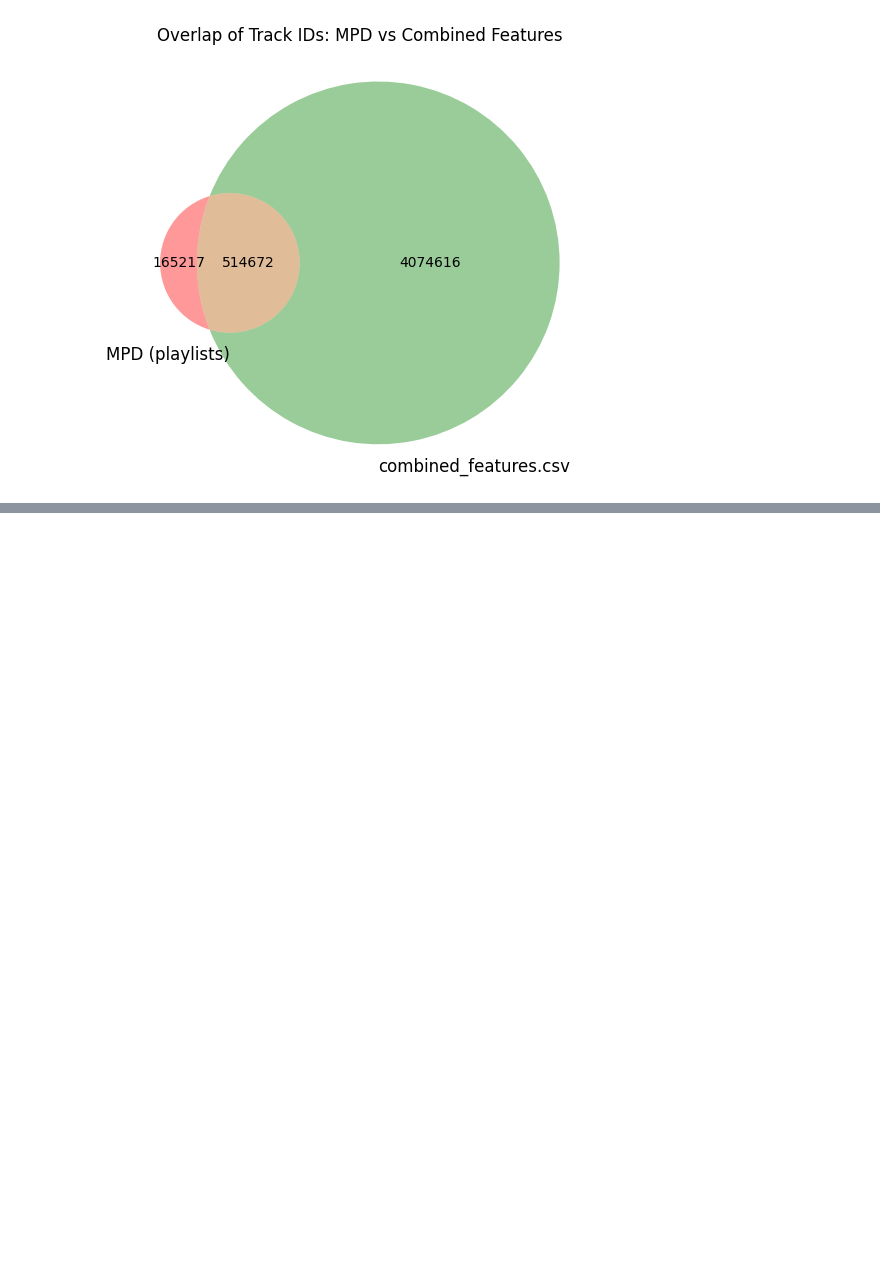
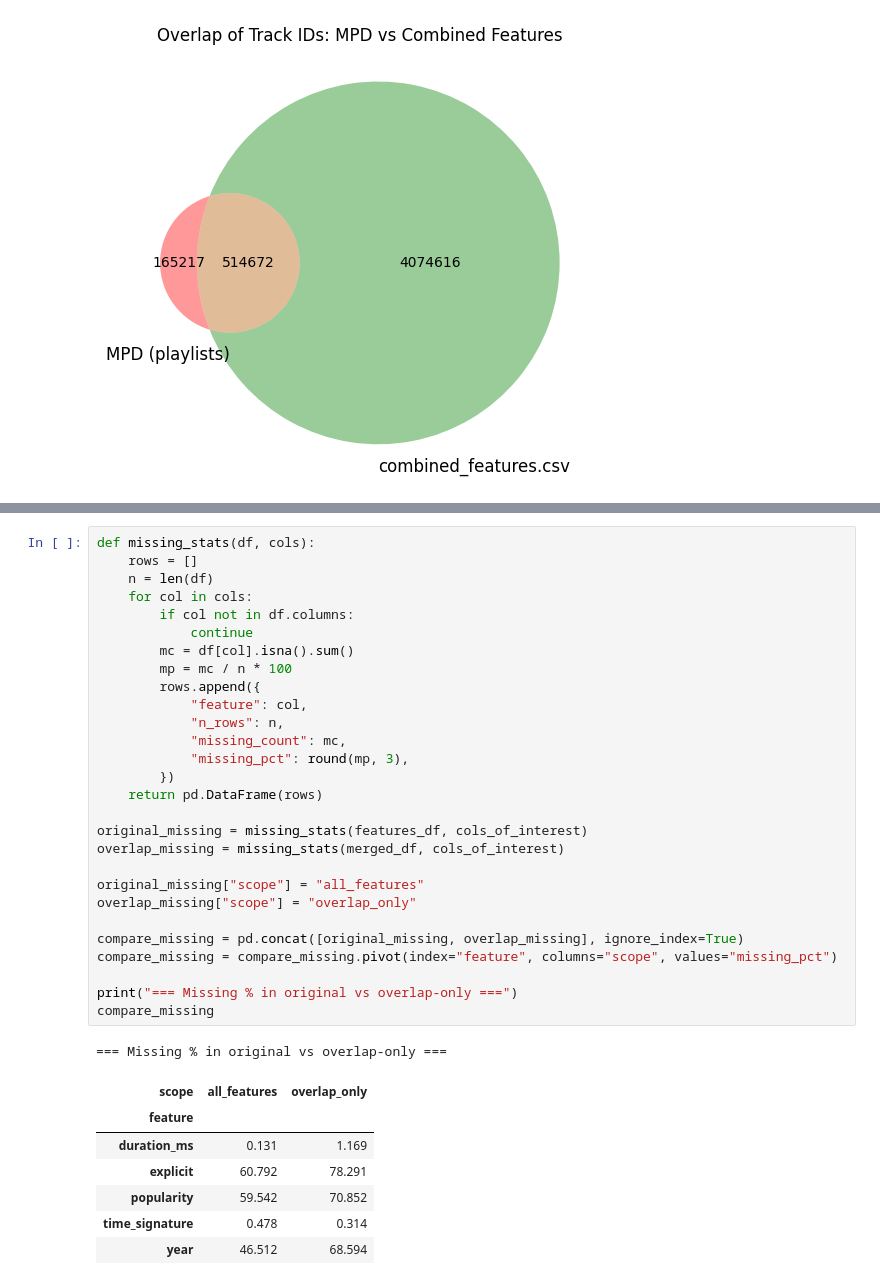
Before and after one commit to KieranSatheesan/Music_Recommender, a Jupyter notebook: notebooks/04_overlap.ipynb, the cells around one changed output, grey strips where cells are left out. Drawn from its saved outputs; the diff is of its cells as text; blank space fills up the shorter version.

```diff
--- a/notebooks/overlap.ipynb
+++ b/notebooks/04_overlap.ipynb
@@ -206,0 +333,37 @@ Sample of overlapping tracks from combined_features:
+# %%
+def missing_stats(df, cols):
+    rows = []
+    n = len(df)
+    for col in cols:
+        if col not in df.columns:
+            continue
+        mc = df[col].isna().sum()
+        mp = mc / n * 100
+        rows.append({
+            "feature": col,
+            "n_rows": n,
+            "missing_count": mc,
+            "missing_pct": round(mp, 3),
+        })
+    return pd.DataFrame(rows)
+
+original_missing = missing_stats(features_df, cols_of_interest)
+overlap_missing = missing_stats(merged_df, cols_of_interest)
+
+original_missing["scope"] = "all_features"
+overlap_missing["scope"] = "overlap_only"
+
+compare_missing = pd.concat([original_missing, overlap_missing], ignore_index=True)
+compare_missing = compare_missing.pivot(index="feature", columns="scope", values="missing_pct")
+
+print("=== Missing % in original vs overlap-only ===")
+compare_missing
+# %% [output]
+=== Missing % in original vs overlap-only ===
+| scope | all_features | overlap_only |
+| feature |  |  |
+| duration_ms | 0.131 | 1.169 |
+| explicit | 60.792 | 78.291 |
+| popularity | 59.542 | 70.852 |
+| time_signature | 0.478 | 0.314 |
+| year | 46.512 | 68.594 |
```
Also changed, not shown: parts of 4 cells of this notebook, 8 other files.
